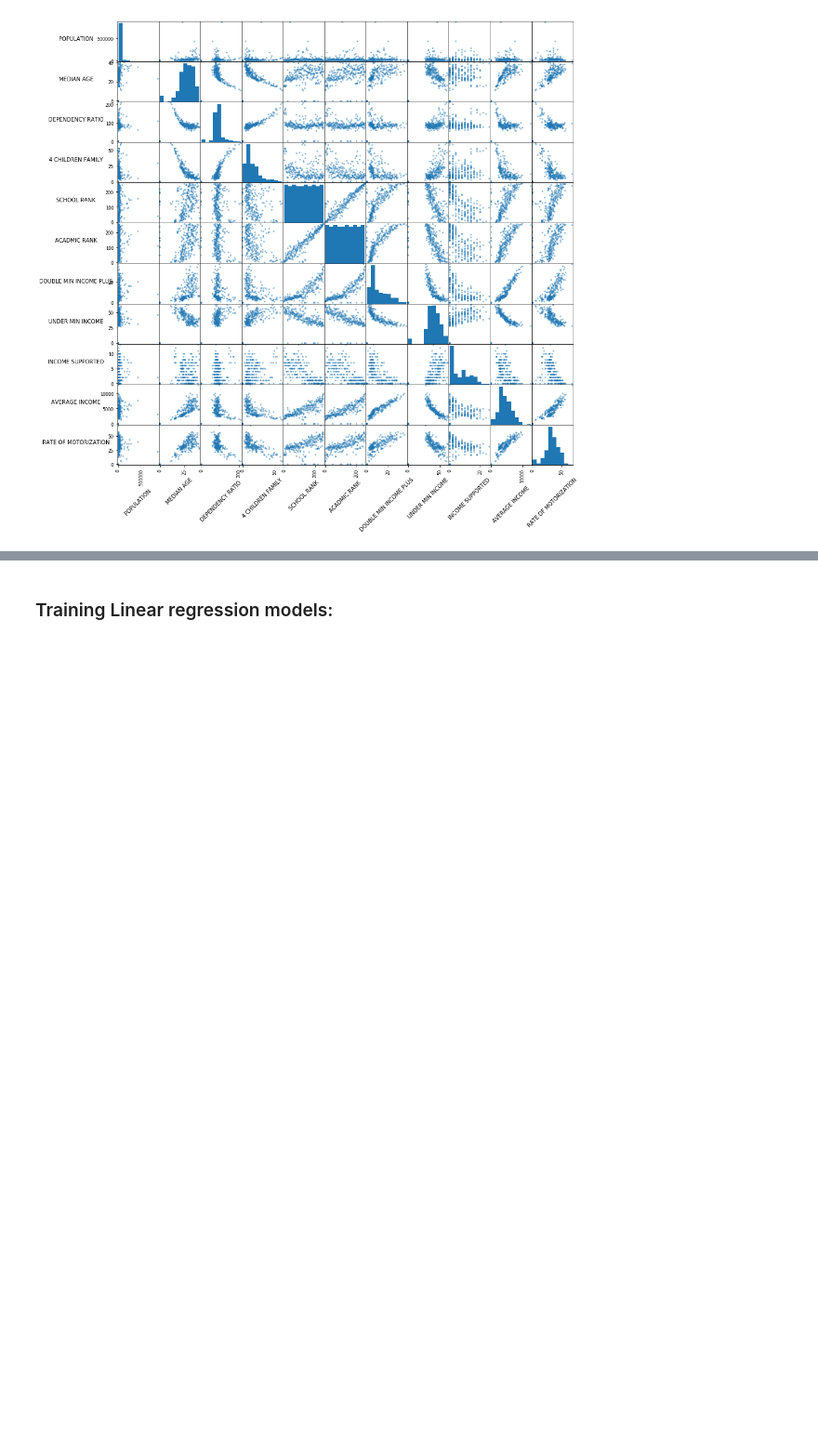
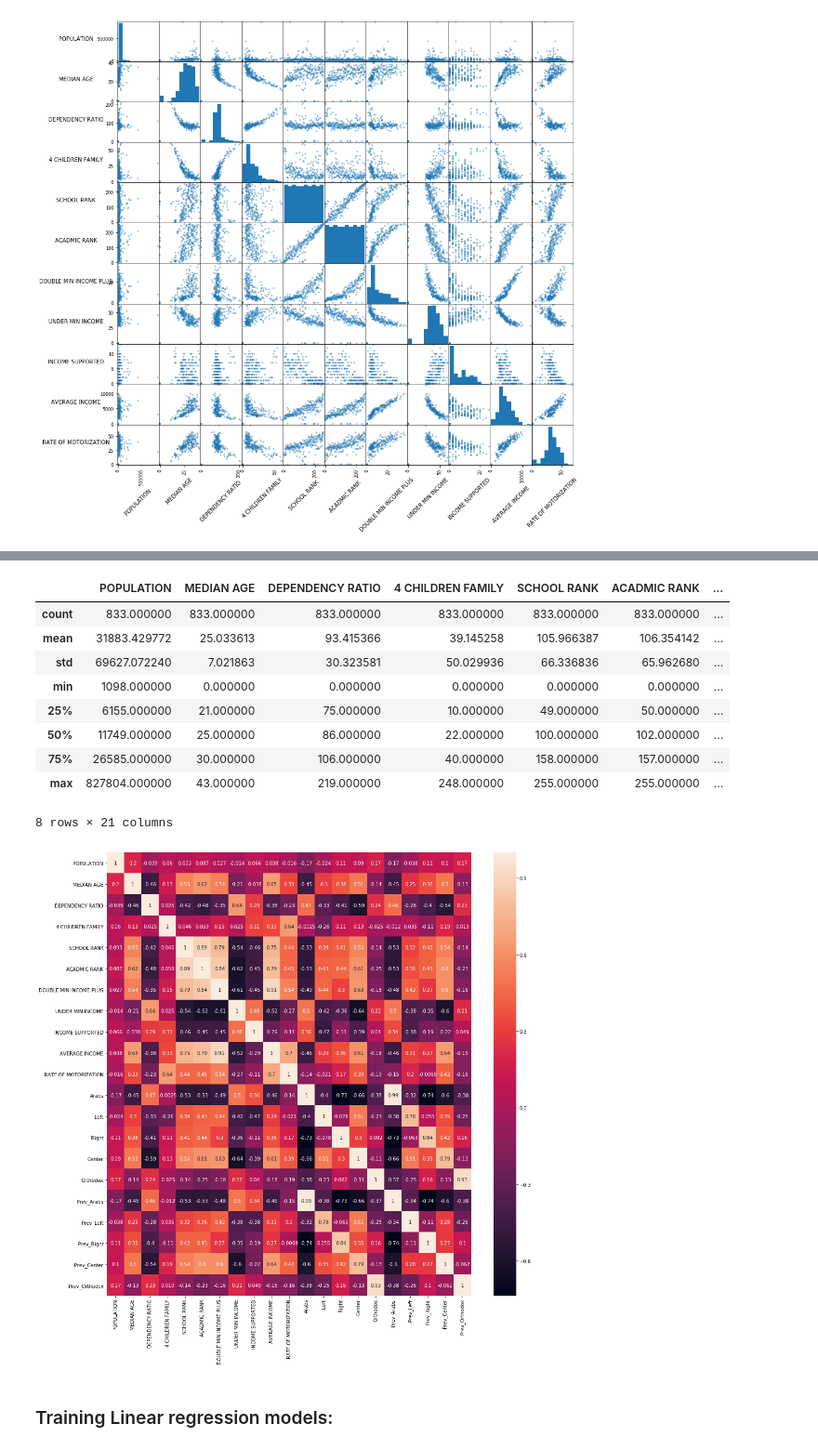
Before and after one commit to alexeyvasy/knesset-elections, a Jupyter notebook: Knesset Elections - Final Project.ipynb, the cells around one changed output, grey strips where cells are left out. Shown at 93% size. Saved outputs shown, nothing was run; the diff lists cells and outputs as text; code cells hidden in the pictures; blank space fills up the shorter version.

```diff
--- a/Knesset Elections - Final Project.ipynb
+++ b/Knesset Elections - Final Project.ipynb
@@ -718,17 +806,32 @@ df99_labeled = pd.merge(df99, kn99[['Arabs','Left','Right','Center','Orthodox']]
 # %%
 train_df = pd.DataFrame()
 train_df = train_df.append(df13_labeled, sort=False)
 train_df = train_df.append(df08_labeled, sort=False)
 train_df = train_df.append(df06_labeled, sort=False)
 train_df = train_df.append(df01_labeled, sort=False)
 train_df = train_df.append(df99_labeled, sort=False)
 
 
-X_train = train_df[['MEDIAN AGE','DEPENDENCY RATIO','4 CHILDREN FAMILY','RATE OF MOTORIZATION','AVERAGE INCOME','ACADMIC RANK','SCHOOL RANK','UNDER MIN INCOME','DOUBLE MIN INCOME PLUS']]
-X_test = df15_labeled[['MEDIAN AGE','DEPENDENCY RATIO','4 CHILDREN FAMILY','RATE OF MOTORIZATION','AVERAGE INCOME','ACADMIC RANK','SCHOOL RANK','UNDER MIN INCOME','DOUBLE MIN INCOME PLUS']]
+X_train = train_df[['MEDIAN AGE','DEPENDENCY RATIO','4 CHILDREN FAMILY','RATE OF MOTORIZATION','AVERAGE INCOME','ACADMIC RANK','SCHOOL RANK','UNDER MIN INCOME','DOUBLE MIN INCOME PLUS', 'Prev_Arabs','Prev_Left','Prev_Right','Prev_Center','Prev_Orthodox']]
+X_test = df15_labeled[['MEDIAN AGE','DEPENDENCY RATIO','4 CHILDREN FAMILY','RATE OF MOTORIZATION','AVERAGE INCOME','ACADMIC RANK','SCHOOL RANK','UNDER MIN INCOME','DOUBLE MIN INCOME PLUS', 'Prev_Arabs','Prev_Left','Prev_Right','Prev_Center','Prev_Orthodox']]
 
+plt.figure(figsize = (17,17))
+sb.heatmap(train_df.corr(), annot=True);
+#X_train, X_test, y_train, y_test = train_test_split(X, y, test_size=0.2)
 
-#X_train, X_test, y_train, y_test = train_test_split(X, y, test_size=0.2)
+train_df.describe()
+# %% [output]
+|  | POPULATION | MEDIAN AGE | DEPENDENCY RATIO | 4 CHILDREN FAMILY | SCHOOL RANK | ACADMIC RANK | ... |
+| count | 833.000000 | 833.000000 | 833.000000 | 833.000000 | 833.000000 | 833.000000 | ... |
+| mean | 31883.429772 | 25.033613 | 93.415366 | 39.145258 | 105.966387 | 106.354142 | ... |
+| std | 69627.072240 | 7.021863 | 30.323581 | 50.029936 | 66.336836 | 65.962680 | ... |
+| min | 1098.000000 | 0.000000 | 0.000000 | 0.000000 | 0.000000 | 0.000000 | ... |
+| 25% | 6155.000000 | 21.000000 | 75.000000 | 10.000000 | 49.000000 | 50.000000 | ... |
+| 50% | 11749.000000 | 25.000000 | 86.000000 | 22.000000 | 100.000000 | 102.000000 | ... |
+| 75% | 26585.000000 | 30.000000 | 106.000000 | 40.000000 | 158.000000 | 157.000000 | ... |
+| max | 827804.000000 | 43.000000 | 219.000000 | 248.000000 | 255.000000 | 255.000000 | ... |
+8 rows × 21 columns
+[figure, added]
 # %% [markdown]
 ### Training Linear regression models:
 # %%
```
Also changed, not shown: parts of 11 cells of this notebook.
